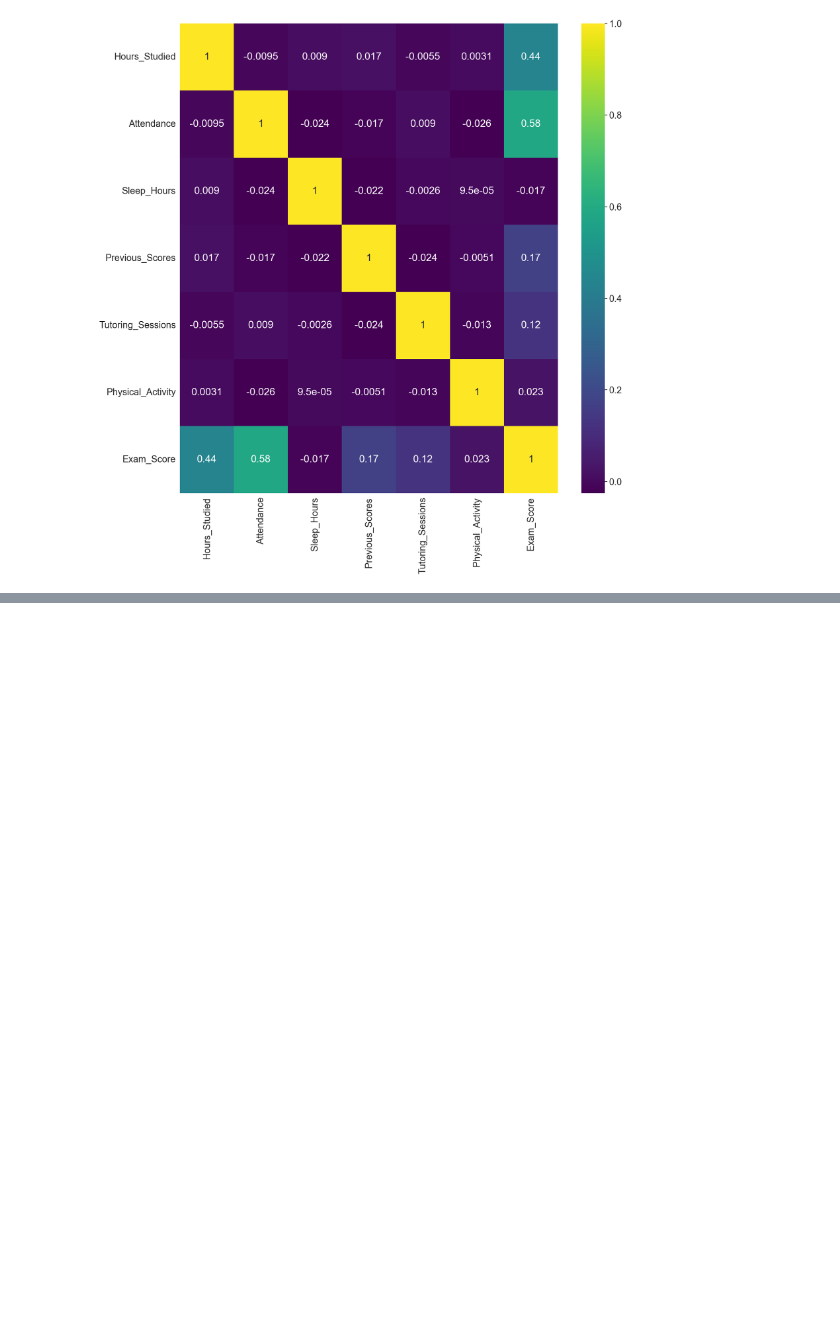
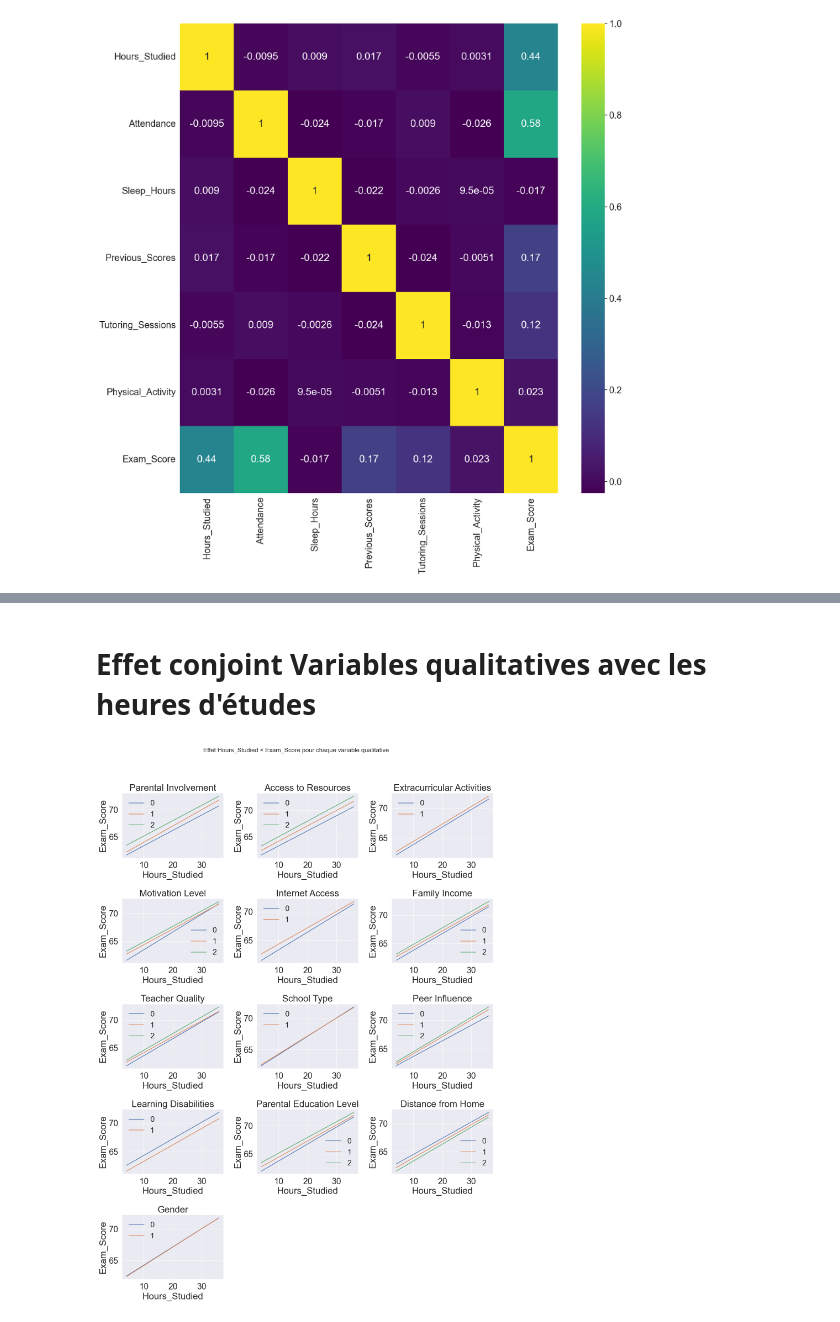
Before and after one commit to Carac92/esgi-spark-core-template, a Jupyter notebook: python-jupyter/main.ipynb, the cells around one changed output, grey strips where cells are left out. Saved outputs shown, nothing was run; the diff lists cells and outputs as text; code cells hidden in the pictures; blank space fills up the shorter version.

```diff
--- a/python-jupyter/main.ipynb
+++ b/python-jupyter/main.ipynb
@@ -268,17 +142,0 @@ plt.show()
-# %%
-import numpy as np
-import pandas as pd
-import matplotlib.pyplot as plt
-
-df = pd.DataFrame(X, columns=['Hours_Studied', 'Attendance', 'Sleep_Hours', 'Previous_Scores', 'Tutoring_Sessions', 'Physical_Activity'])
-
-# Ajuste les coefficients et le bruit
-df['Exam_Score'] = data['Exam_Score']  # Utilise les scores d'examen réels
-# Visualise la distribution
-plt.hist(df['Exam_Score'], bins=20)
-plt.title("Distribution de exam_score")
-plt.show()
-
-# Cible binaire équilibrée
-seuil = df['Exam_Score'].median()
-df['label'] = (df['Exam_Score'] > seuil).astype(int)
@@ -386,0 +153,58 @@ plt.show()
+# %% [markdown]
+# Effet conjoint Variables qualitatives avec les heures d'études
+# %%
+# 1) Sous-jeu commun à toutes les analyses
+base_cols = ["Exam_Score", "Hours_Studied"]
+
+qualitative_cols = [
+    "Parental_Involvement", "Access_to_Resources", "Extracurricular_Activities",
+    "Motivation_Level", "Internet_Access", "Family_Income", "Teacher_Quality",
+    "School_Type", "Peer_Influence", "Learning_Disabilities",
+    "Parental_Education_Level", "Distance_from_Home", "Gender"
+]
+
+def plot_hours_vs_score_by_category(df, cat_col, ax=None):
+    if ax is None:
+        ax = plt.gca()
+
+    # grille commune des heures (20 points suffit pour une droite)
+    hmin, hmax = df["Hours_Studied"].min(), df["Hours_Studied"].max()
+    hgrid = np.linspace(hmin, hmax, 20)
+
+    for cat in sorted(df[cat_col].dropna().unique()):
+        subset = df[df[cat_col] == cat]
+        if len(subset) < 2:          # pas assez de points pour une régression
+            continue
+        m, b = np.polyfit(subset["Hours_Studied"], subset["Exam_Score"], 1)
+        ax.plot(hgrid, m * hgrid + b, label=str(cat))
+
+    ax.set_title(cat_col.replace("_", " "))
+    ax.set_xlabel("Hours_Studied")
+    ax.set_ylabel("Exam_Score")
+    ax.legend(fontsize="small", frameon=False)
+
+# 3) Boucle sur les variables qualitatives ------------------------
+n_vars = len(qualitative_cols)
+n_cols = 3                                   # 3 graphiques par ligne
+n_rows = (n_vars + n_cols - 1) // n_cols     # arrondi à l'entier supérieur
+
+fig, axes = plt.subplots(n_rows, n_cols,
+                         figsize=(n_cols * 5, n_rows * 4),
+                         sharex=False, sharey=False)
+
+axes = axes.flat                              # itérable 1-dimension
+
+for ax, cat_col in zip(axes, qualitative_cols):
+    df_sub = data_quali[base_cols + [cat_col]].dropna()
+    plot_hours_vs_score_by_category(df_sub, cat_col, ax=ax)
+
+# S'il reste des axes vides (quand 13 n'est pas un multiple de 3)
+for ax in axes[n_vars:]:
+    ax.axis("off")
+
+fig.suptitle("Effet Hours_Studied × Exam_Score pour chaque variable qualitative",
+             fontsize=16, y=1.02)
+fig.tight_layout()
+plt.show()
+# %% [output]
+[figure, added]
```
Also changed, not shown: parts of 32 cells of this notebook.
